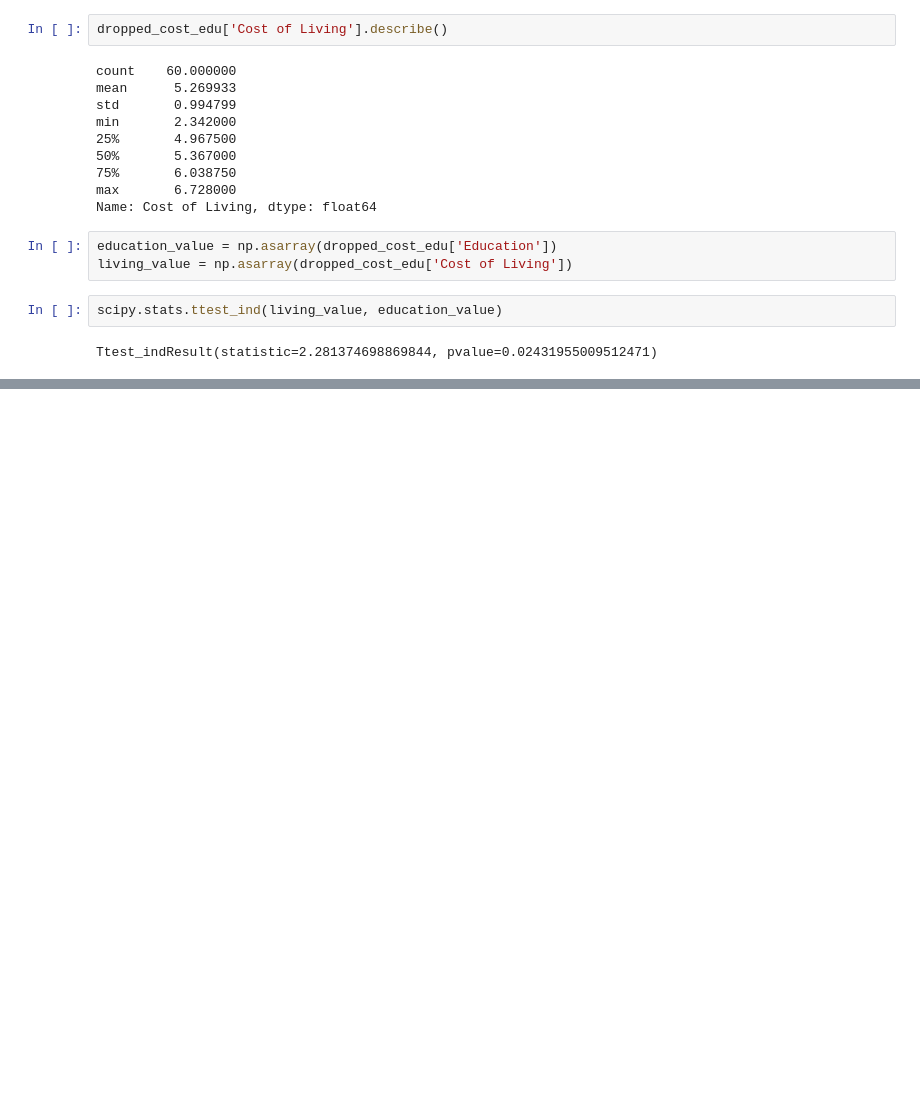
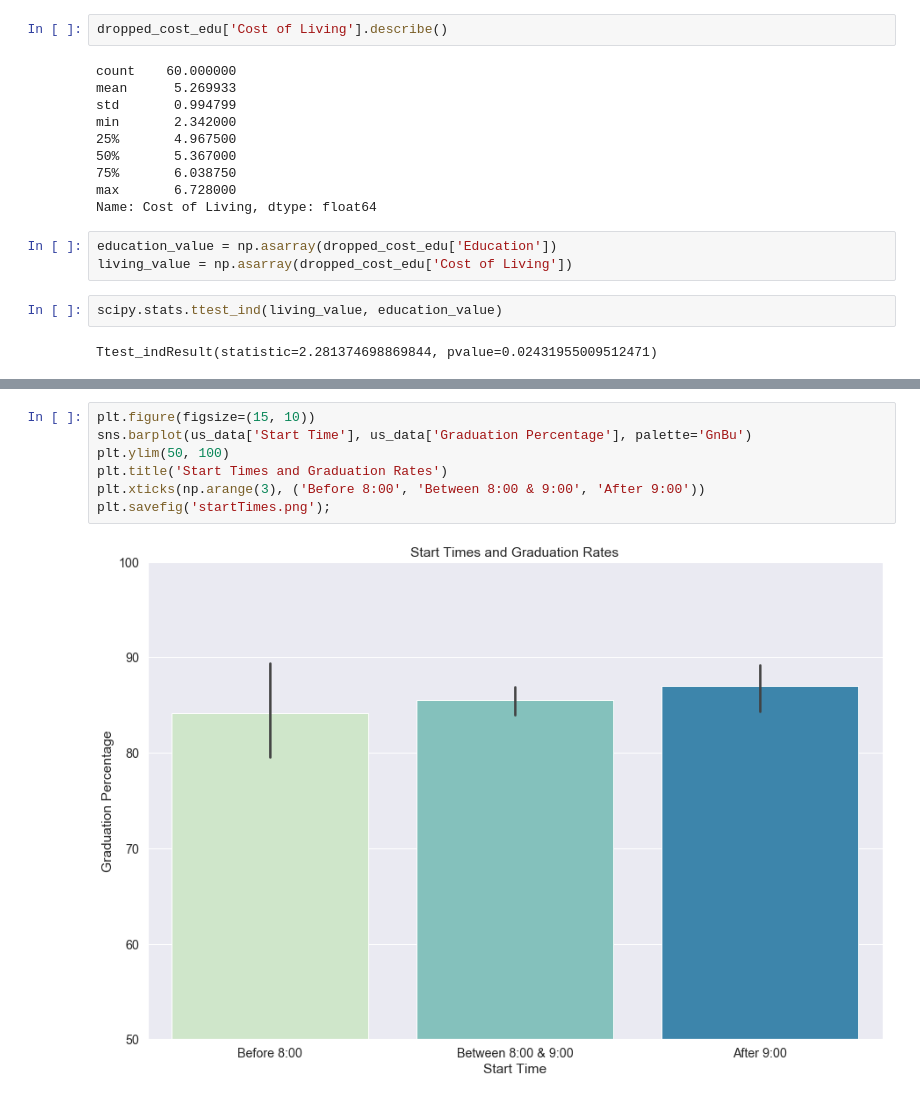
Before and after one commit to Seb-Bas/mod_three_project, a Jupyter notebook: usLivingCostEducation.ipynb, the cells around one changed output, grey strips where cells are left out. Cells and saved outputs as stored; diff of their text form; blank space fills up the shorter version.

```diff
--- a/usLivingCostEducation.ipynb
+++ b/usLivingCostEducation.ipynb
@@ -140,0 +229,9 @@ Ttest_indResult(statistic=2.281374698869844, pvalue=0.02431955009512471)
+# %%
+plt.figure(figsize=(15, 10))
+sns.barplot(us_data['Start Time'], us_data['Graduation Percentage'], palette='GnBu')
+plt.ylim(50, 100)
+plt.title('Start Times and Graduation Rates')
+plt.xticks(np.arange(3), ('Before 8:00', 'Between 8:00 & 9:00', 'After 9:00'))
+plt.savefig('startTimes.png');
+# %% [output]
+[figure, added]
```
Also changed, not shown: parts of 53 cells of this notebook, 11 other files.
